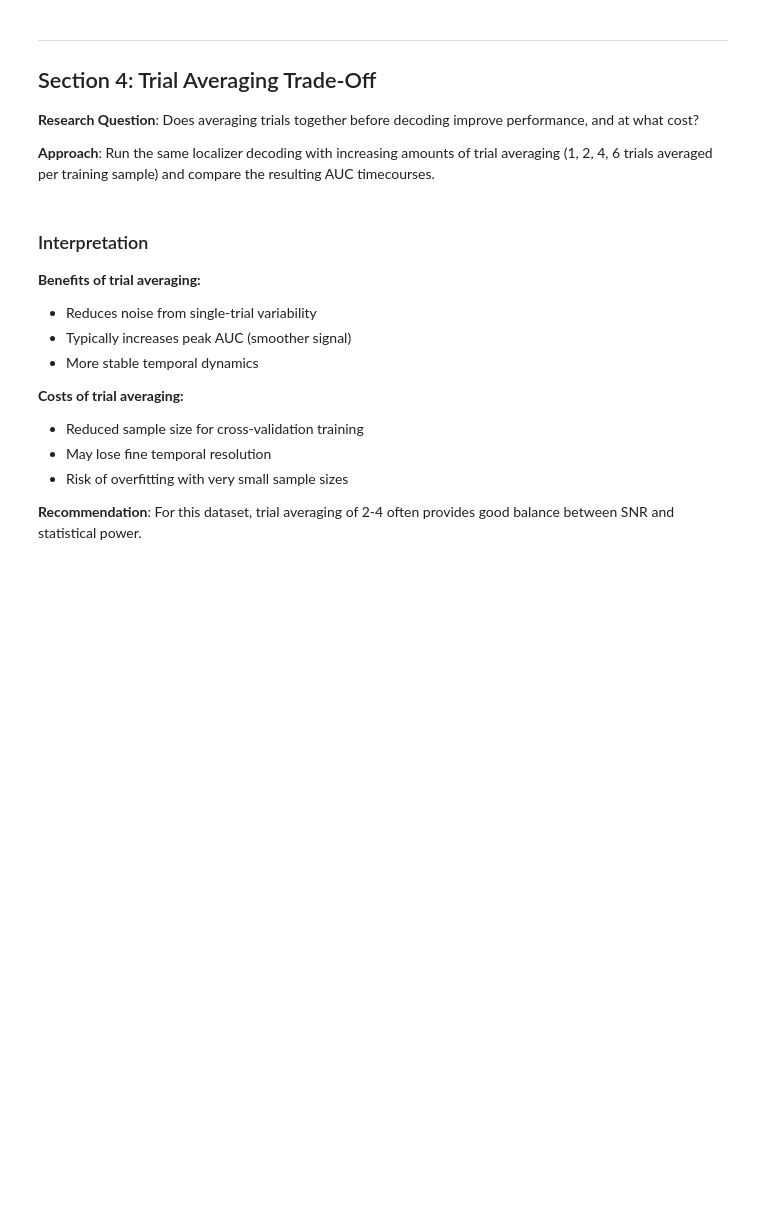
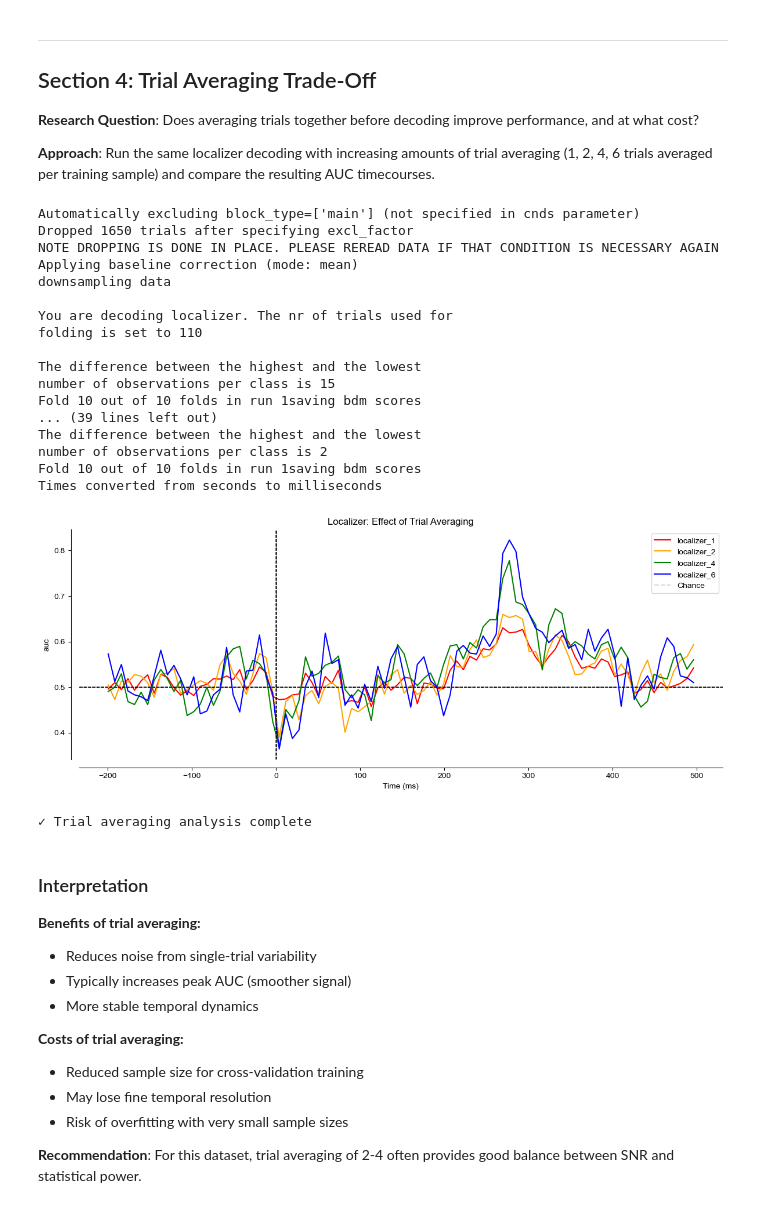
Before and after one commit to dvanmoorselaar/DvM, a Jupyter notebook: tutorials/05_bdm_decoding.ipynb, the cells around one changed output. Cells and saved outputs as stored; diff of their text form; code cells hidden in the pictures; blank space fills up the shorter version.

```diff
--- a/tutorials/05_bdm_decoding.ipynb
+++ b/tutorials/05_bdm_decoding.ipynb
@@ -267,7 +318,7 @@ print(f"  • Difference: {peak_auc_localizer - peak_auc_main:.3f}")
 # %%
 # Test effect of trial averaging on localizer decoding
 plt.close()
-plt.figure(figsize=(12, 5))
+fig = plt.figure(figsize=(12, 5))
 
 trial_avgs = [1, 2, 4, 6]
 colors = ['red', 'orange', 'green', 'blue']
@@ -283,34 +334,55 @@ bdm_avg = BDM(
     elec_oi='all',           # Use all electrodes
     data_type='raw',         # Time domain (not TF)
     downsample=128,          # Downsample to 128 Hz (reduce computational load)
     avg_trials=1             # Initial value; overwritten per iteration below
 )
 
 for i, tr_avg in enumerate(trial_avgs):
     bdm_avg.avg_trials = tr_avg  # Update trial averaging
 
     output, _ = bdm_avg.classify(
         cnds=dict(block_type=['localizer']),  # Select localizer trials
         window_oi=(-0.2, 0.5),                # Time window: -200 to 500 ms
         labels_oi='all',                      # Use all distractor images
         f_name='localizer',                   # Analysis identifier for saved output
         GAT=False,                            # Standard within-time decoding
         excl_factor=dict(img_loc=[8])         # Exclude trials where image not shown
     )
 
     # Rename key to track trial averaging
     output[f'localizer_{tr_avg}'] = output.pop('localizer')
 
     # Overlay each trial-averaging condition on the same axes
     plot_bdm_timecourse(output, colors=[colors[i]], stats=False)
 
 plt.title('Localizer: Effect of Trial Averaging')
 plt.axhline(y=0.5, color='gray', linestyle='--', alpha=0.3, label='Chance')
 plt.legend()
 plt.tight_layout()
-plt.show()
+display(fig)
+plt.close()
 
 print("✓ Trial averaging analysis complete")
+# %% [output]
+Automatically excluding block_type=['main'] (not specified in cnds parameter)
+Dropped 1650 trials after specifying excl_factor
+NOTE DROPPING IS DONE IN PLACE. PLEASE REREAD DATA IF THAT CONDITION IS NECESSARY AGAIN
+Applying baseline correction (mode: mean)
+downsampling data
+
+You are decoding localizer. The nr of trials used for
+folding is set to 110
+
+The difference between the highest and the lowest
+number of observations per class is 15
+Fold 10 out of 10 folds in run 1saving bdm scores
+... (39 lines left out)
+The difference between the highest and the lowest
+number of observations per class is 2
+Fold 10 out of 10 folds in run 1saving bdm scores
+Times converted from seconds to milliseconds
+[figure, added]
+✓ Trial averaging analysis complete
 # %% [markdown]
 ### Interpretation
 
```
Also changed, not shown: parts of 8 cells of this notebook, 7 other files.
